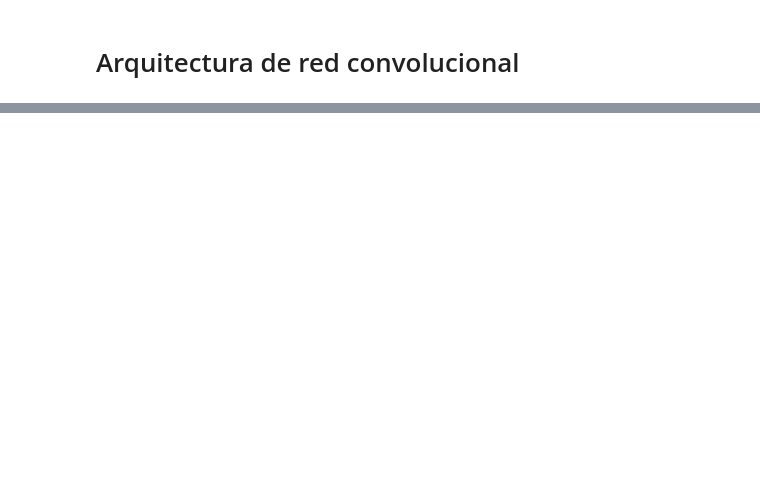
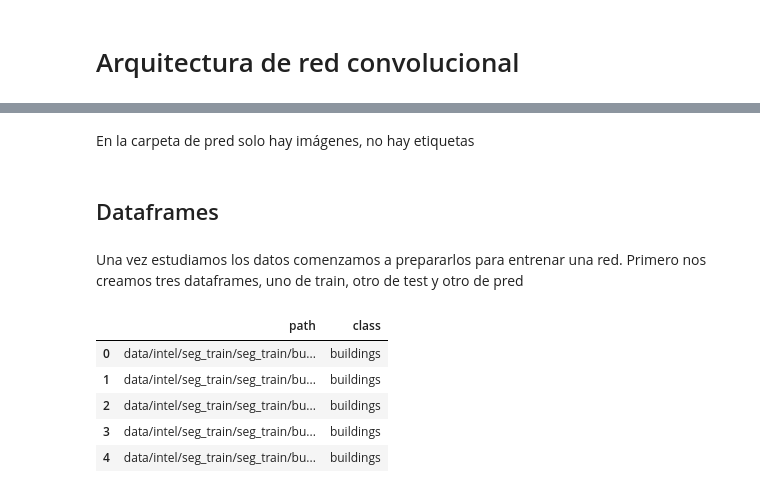
Before and after one commit to maximofn/Curso_Pytorch, a Jupyter notebook: 04 Redes convolucionales/11 Arquitectura de red convolucional.ipynb, the cells around one changed output, grey strips where cells are left out. Drawn from its saved outputs; the diff is of its cells as text; code cells hidden in the pictures; blank space fills up the shorter version.

Commit message:
En el cuaderno de arquitectura de red convolucional pongo un ejemplo de entrenamiento del problema de clasificación de Intel

```diff
--- a/04 Redes convolucionales/11 Arquitectura de red convolucional.ipynb
+++ b/04 Redes convolucionales/11 Arquitectura de red convolucional.ipynb
@@ -87,0 +111,29 @@ torch.Size([1, 10])
+# %% [markdown]
+En la carpeta de pred solo hay imágenes, no hay etiquetas
+# %% [markdown]
+## Dataframes
+# %% [markdown]
+Una vez estudiamos los datos comenzamos a prepararlos para entrenar una red. Primero nos creamos tres dataframes, uno de train, otro de test y otro de pred
+# %%
+import os
+import pandas as pd
+
+df_building = pd.DataFrame({'folder': 'data/intel/seg_train/seg_train/buildings/', 'filename': os.listdir('data/intel/seg_train/seg_train/buildings'), 'class': 'buildings'})
+df_forest = pd.DataFrame({'folder': 'data/intel/seg_train/seg_train/forest/', 'filename': os.listdir('data/intel/seg_train/seg_train/forest'), 'class': 'forest'})
+df_glacier = pd.DataFrame({'folder': 'data/intel/seg_train/seg_train/glacier/', 'filename': os.listdir('data/intel/seg_train/seg_train/glacier'), 'class': 'glacier'})
+df_mountain = pd.DataFrame({'folder': 'data/intel/seg_train/seg_train/mountain/', 'filename': os.listdir('data/intel/seg_train/seg_train/mountain'), 'class': 'mountain'})
+df_sea = pd.DataFrame({'folder': 'data/intel/seg_train/seg_train/sea/', 'filename': os.listdir('data/intel/seg_train/seg_train/sea'), 'class': 'sea'})
+df_street = pd.DataFrame({'folder': 'data/intel/seg_train/seg_train/street/', 'filename': os.listdir('data/intel/seg_train/seg_train/street'), 'class': 'street'})
+df_train = pd.concat([df_building, df_forest, df_glacier, df_mountain, df_sea, df_street], ignore_index=True)
+df_train['path'] = df_train['folder'] + df_train['filename']
+cols = df_train.columns.tolist()
+cols = cols[-1:] + cols[-2:-1]
+df_train = df_train[cols]
+df_train.head()
+# %% [output]
+|  | path | class |
+| 0 | data/intel/seg_train/seg_train/bu... | buildings |
+| 1 | data/intel/seg_train/seg_train/bu... | buildings |
+| 2 | data/intel/seg_train/seg_train/bu... | buildings |
+| 3 | data/intel/seg_train/seg_train/bu... | buildings |
+| 4 | data/intel/seg_train/seg_train/bu... | buildings |
```
Also changed, not shown: parts of 64 cells of this notebook.
